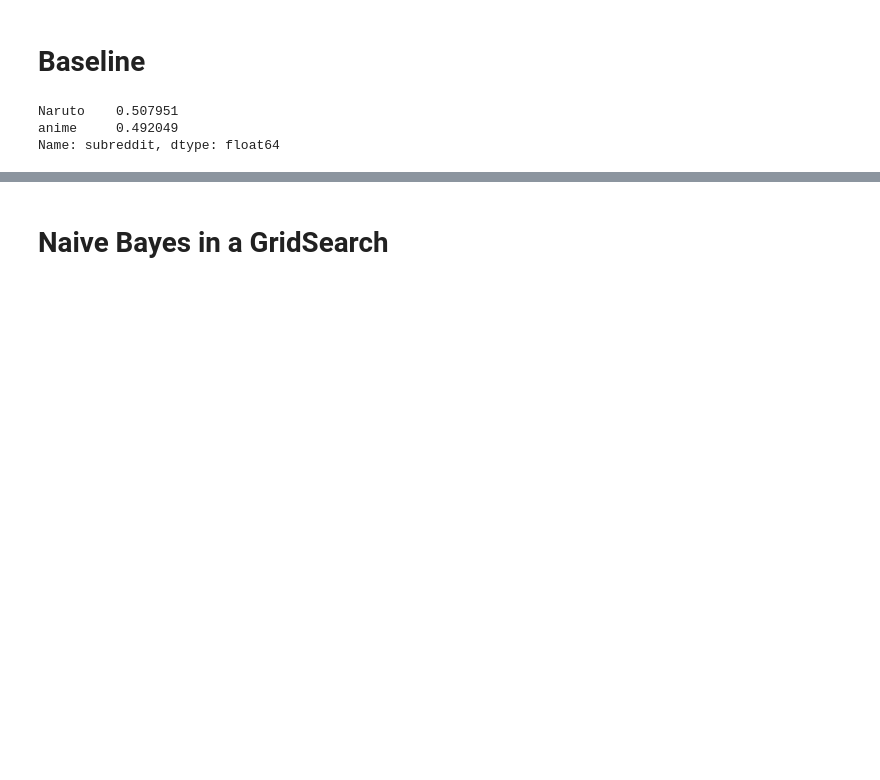
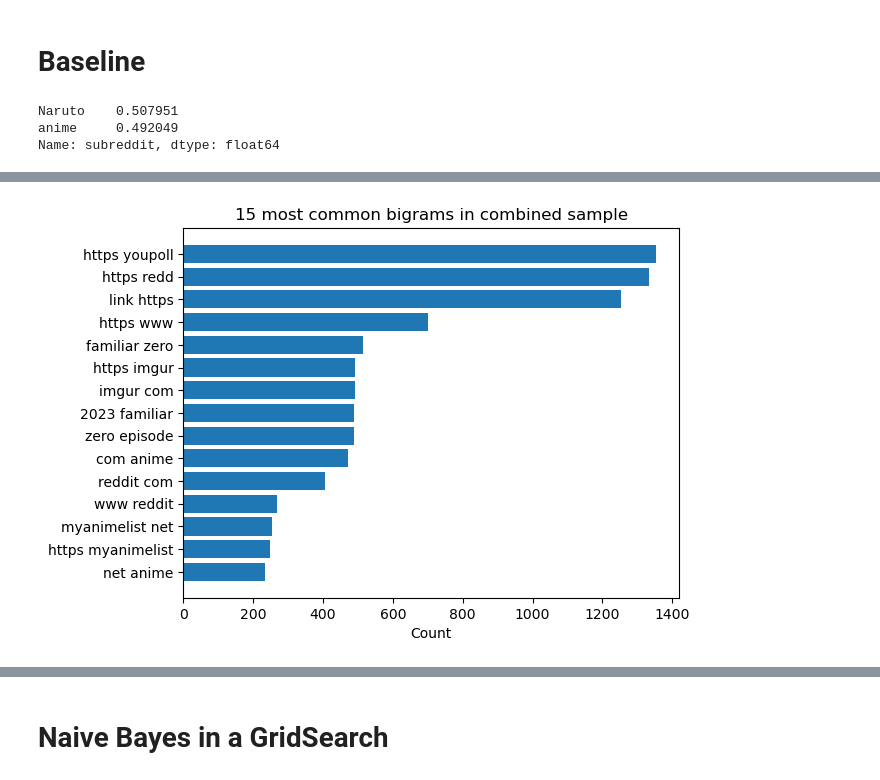
Before and after one commit to wangdj3/DSI_subreddit_comparison, a Jupyter notebook: my-project3-classification.ipynb, the cells around one changed output, grey strips where cells are left out. Drawn from its saved outputs; the diff is of its cells as text; code cells hidden in the pictures; blank space fills up the shorter version.

```diff
--- a/my-project3-classification.ipynb
+++ b/my-project3-classification.ipynb
@@ -63,0 +99,10 @@ X_train, X_test, y_train, y_test = train_test_split(X,
+# %%
+# Top 15 most common bigrams
+
+cvec2 = CountVectorizer(ngram_range=(2,2), stop_words="english")
+cvec2.fit(X_train)
+bigrams = cvec2.transform(X_train)
+
+bigrams_df = pd.DataFrame(bigrams.todense(), columns = cvec2.get_feature_names_out())
+top15bigrams = bigrams_df.sum().sort_values(ascending=False).head(15)
+top15bigrams
@@ -63,0 +126,6 @@ X_train, X_test, y_train, y_test = train_test_split(X,
+# %%
+plt.barh(top15bigrams.index[::-1], top15bigrams[::-1],label=top15bigrams) ;
+plt.title('15 most common bigrams in combined sample')
+plt.xlabel('Count');
+# %% [output]
+[figure, added]
```
Also changed, not shown: parts of 6 cells of this notebook, 2 other files.
